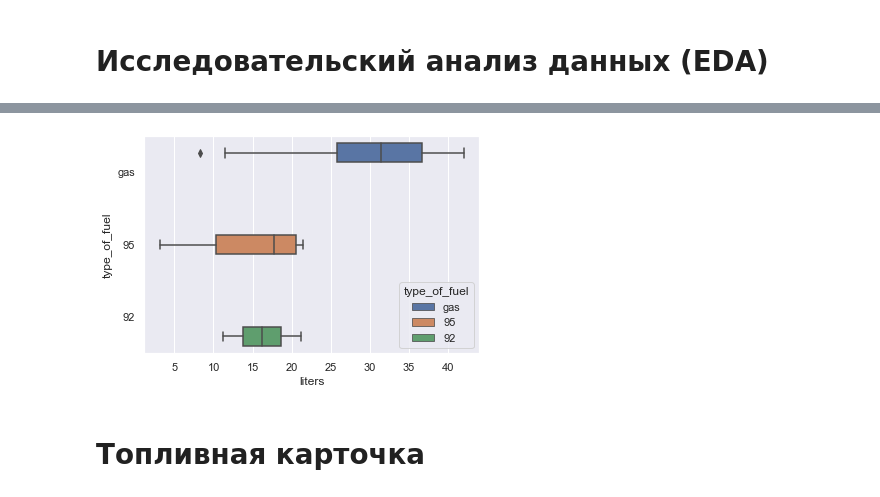
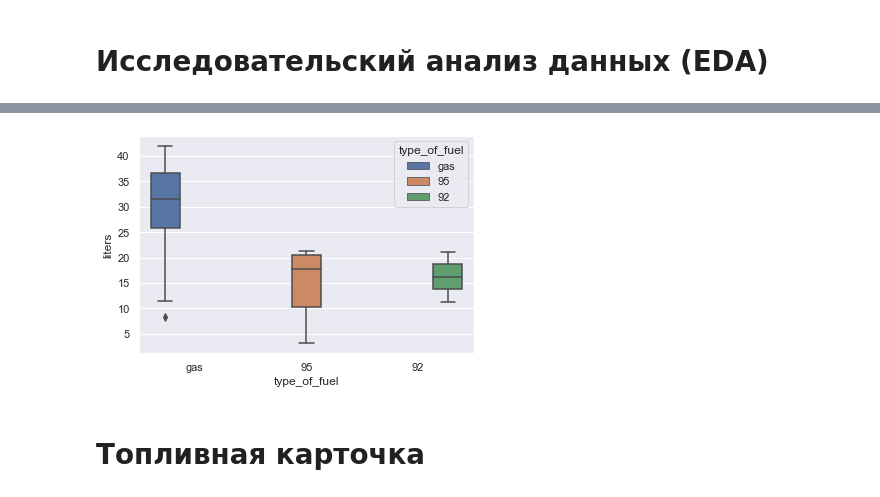
Before and after one commit to RedEkim/pet_projects, a Jupyter notebook: 1. Анализ трат на топливо/Fuel cost analysis.ipynb, the cells around one changed output, grey strips where cells are left out. Drawn from its saved outputs; the diff is of its cells as text; code cells hidden in the pictures.

```diff
--- a/1. Анализ трат на топливо/Fuel cost analysis.ipynb
+++ b/1. Анализ трат на топливо/Fuel cost analysis.ipynb
@@ -207,10 +205,0 @@ fig.show()
-# %%
-# Apply the default theme
-sns.set_theme()
-
-# Create a visualization
-sns.relplot(
-    data=data,
-    x="price_per_liter", y="cost",
-    hue="type_of_fuel", style="type_of_fuel",
-);
@@ -219,10 +205,0 @@ sns.relplot(
-# %%
-# Apply the default theme
-sns.set_theme()
-
-# Create a visualization
-sns.relplot(
-    data=data,
-    x="price_per_liter", y="liters",
-    hue="type_of_fuel", style="type_of_fuel",
-);
@@ -239,8 +206,8 @@ sns.displot(data=data, x="month", col="type_of_fuel", kde=True);
 # %%
-# посмотрим какой объём заправки характерен для разных типов топлива
-sns.boxplot(data=data, x = 'liters', y = 'type_of_fuel', hue = 'type_of_fuel');
+# посмотрим какой объём заправки характерен для разных типов топлива и есть ли пересечения в доверительных интервалах
+sns.boxplot(data=data, x = 'type_of_fuel', y = 'liters', hue = 'type_of_fuel');
 # %% [output]
-[figure, old version]
+[figure, new version]
 # %% [markdown]
 # Топливная карточка
 # %% [markdown]
```
Also changed, not shown: parts of 15 cells of this notebook.
